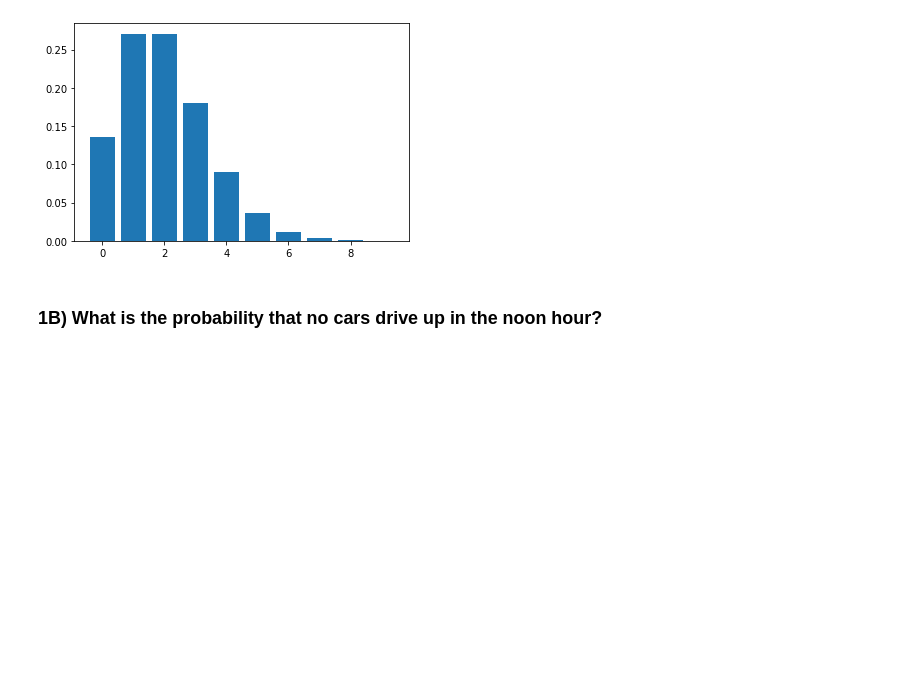
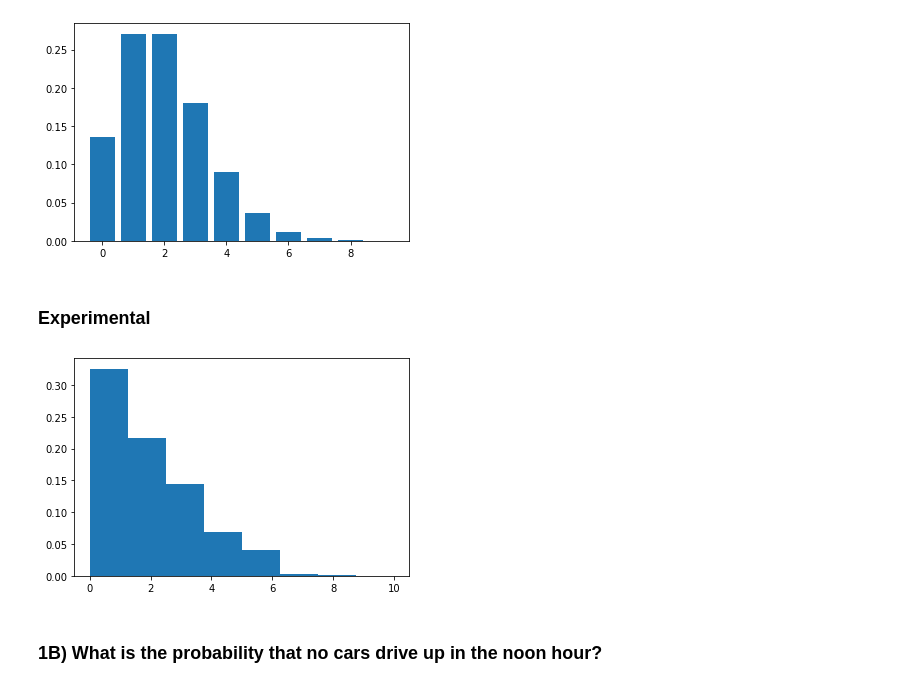
Before and after one commit to ThompsonBethany01/statistics-exercises, a Jupyter notebook: probability_distributions.ipynb, the cells around one changed output. Cells and saved outputs as stored; diff of their text form; code cells hidden in the pictures; blank space fills up the shorter version.

```diff
--- a/probability_distributions.ipynb
+++ b/probability_distributions.ipynb
@@ -17,6 +17,14 @@ plt.bar(x,y)
 # %% [output]
 <BarContainer object of 10 artists>
 [figure]
+# %% [markdown]
+### Experimental
+# %%
+cars = rng.poisson(2, 10000)
+count, bins, ignored = plt.hist(cars, 8, density=True)
+plt.show()
+# %% [output]
+[figure, added]
 # %% [markdown]
 ### 1B) What is the probability that no cars drive up in the noon hour?
 # %%
```
Also changed, not shown: parts of 39 cells of this notebook.
